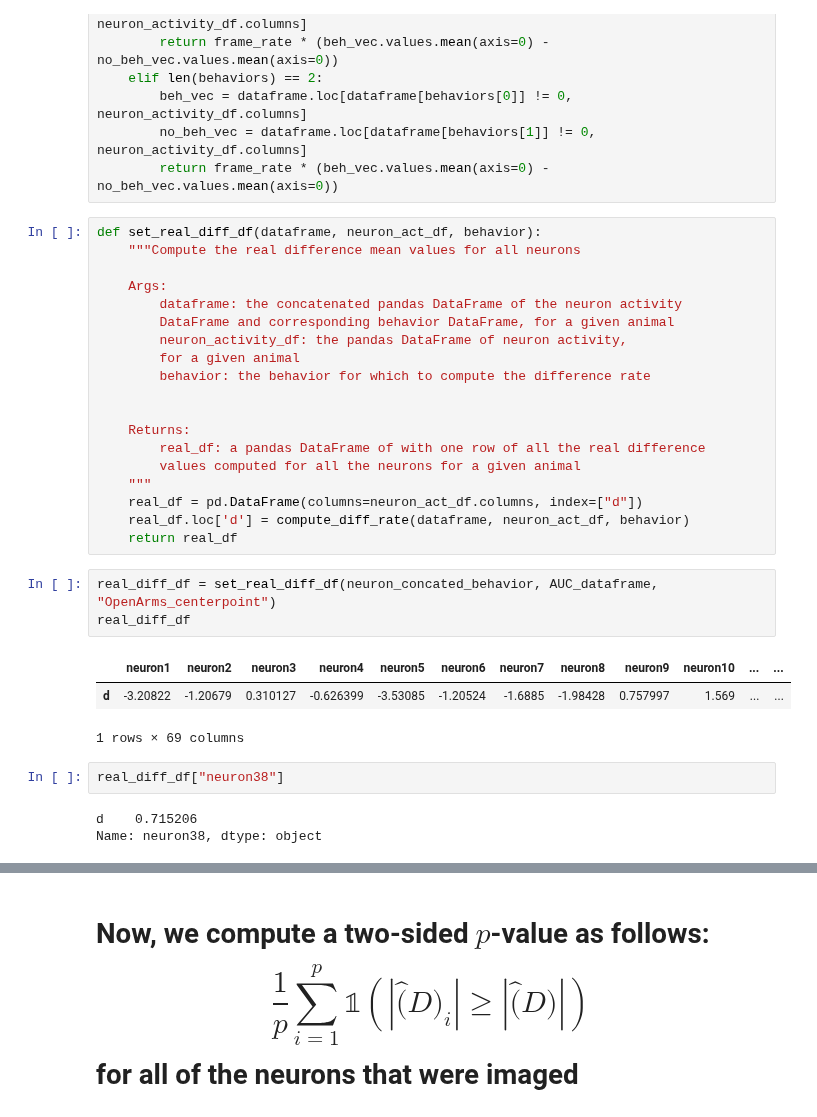
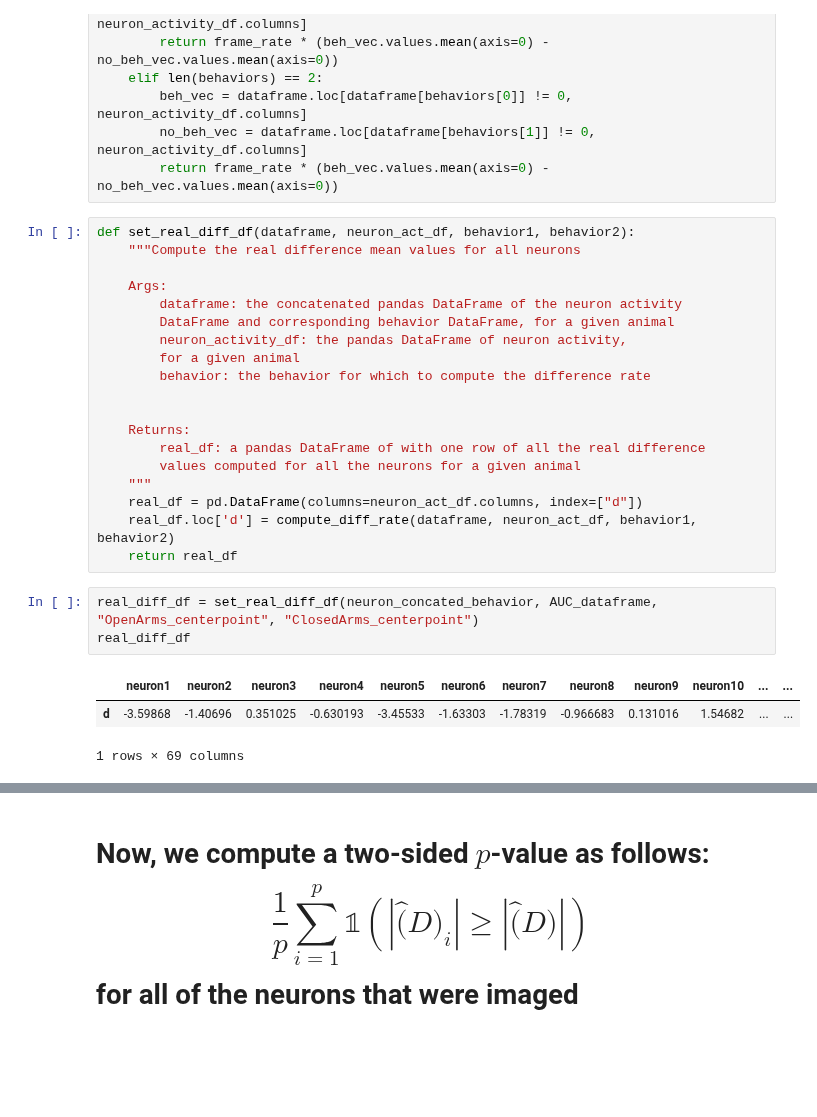
Before and after one commit to smu160/PvsNP, a Jupyter notebook: EPM_Analysis.ipynb, the cells around one changed output, grey strips where cells are left out. Cells and saved outputs as stored; diff of their text form; blank space fills up the shorter version.

```diff
--- a/EPM_Analysis.ipynb
+++ b/EPM_Analysis.ipynb
@@ -94,7 +94,7 @@ def compute_diff_rate(dataframe, neuron_activity_df, *behaviors, frame_rate=10):
         no_beh_vec = dataframe.loc[dataframe[behaviors[1]] != 0, neuron_activity_df.columns]
         return frame_rate * (beh_vec.values.mean(axis=0) - no_beh_vec.values.mean(axis=0))
 # %%
-def set_real_diff_df(dataframe, neuron_act_df, behavior):
+def set_real_diff_df(dataframe, neuron_act_df, behavior1, behavior2):
     """Compute the real difference mean values for all neurons
 
     Args:
@@ -110,18 +110,13 @@ def set_real_diff_df(dataframe, neuron_act_df, behavior):
         values computed for all the neurons for a given animal
     """
     real_df = pd.DataFrame(columns=neuron_act_df.columns, index=["d"])
-    real_df.loc['d'] = compute_diff_rate(dataframe, neuron_act_df, behavior)
+    real_df.loc['d'] = compute_diff_rate(dataframe, neuron_act_df, behavior1, behavior2)
     return real_df
 # %%
-real_diff_df = set_real_diff_df(neuron_concated_behavior, AUC_dataframe, "OpenArms_centerpoint")
+real_diff_df = set_real_diff_df(neuron_concated_behavior, AUC_dataframe, "OpenArms_centerpoint", "ClosedArms_centerpoint")
 real_diff_df
 # %% [output]
 |  | neuron1 | neuron2 | neuron3 | neuron4 | neuron5 | neuron6 | neuron7 | neuron8 | neuron9 | neuron10 | ... | ... |
-| d | -3.20822 | -1.20679 | 0.310127 | -0.626399 | -3.53085 | -1.20524 | -1.6885 | -1.98428 | 0.757997 | 1.569 | ... | ... |
+| d | -3.59868 | -1.40696 | 0.351025 | -0.630193 | -3.45533 | -1.63303 | -1.78319 | -0.966683 | 0.131016 | 1.54682 | ... | ... |
 1 rows × 69 columns
-# %%
-real_diff_df["neuron38"]
-# %% [output]
-d    0.715206
-Name: neuron38, dtype: object
 # %%
```
Also changed, not shown: parts of 14 cells of this notebook.
